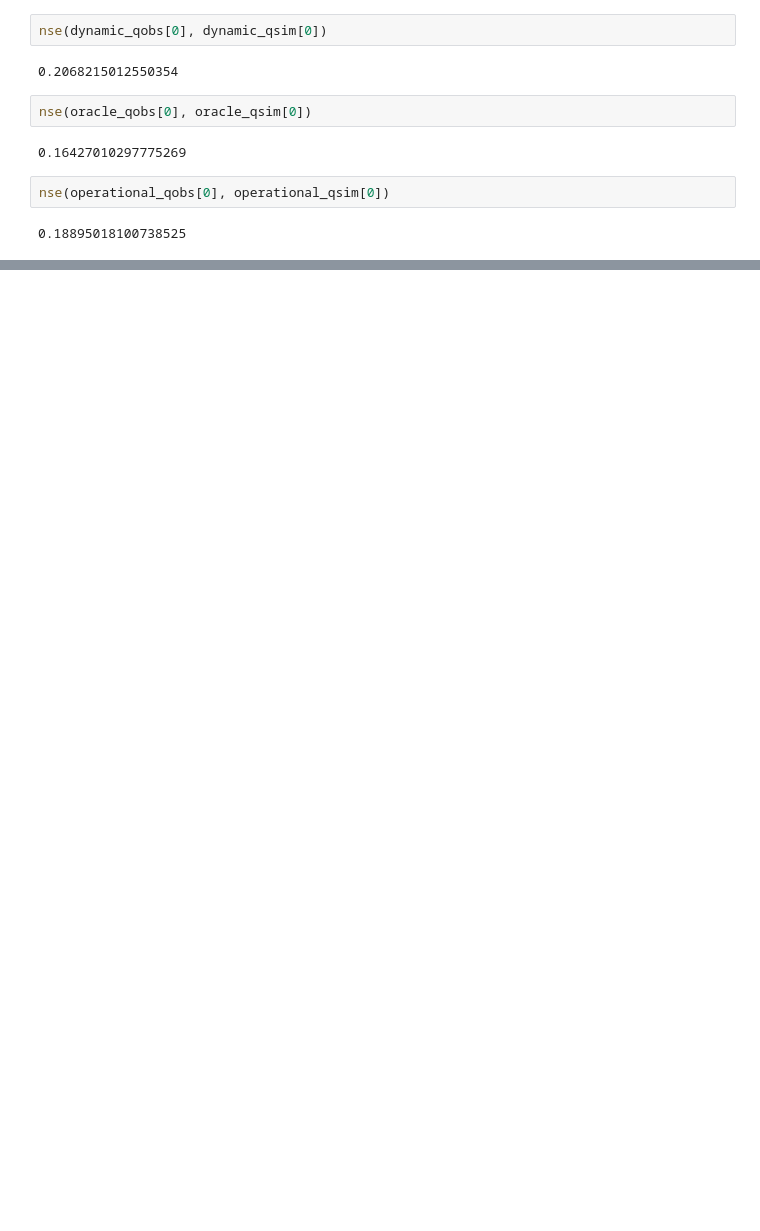
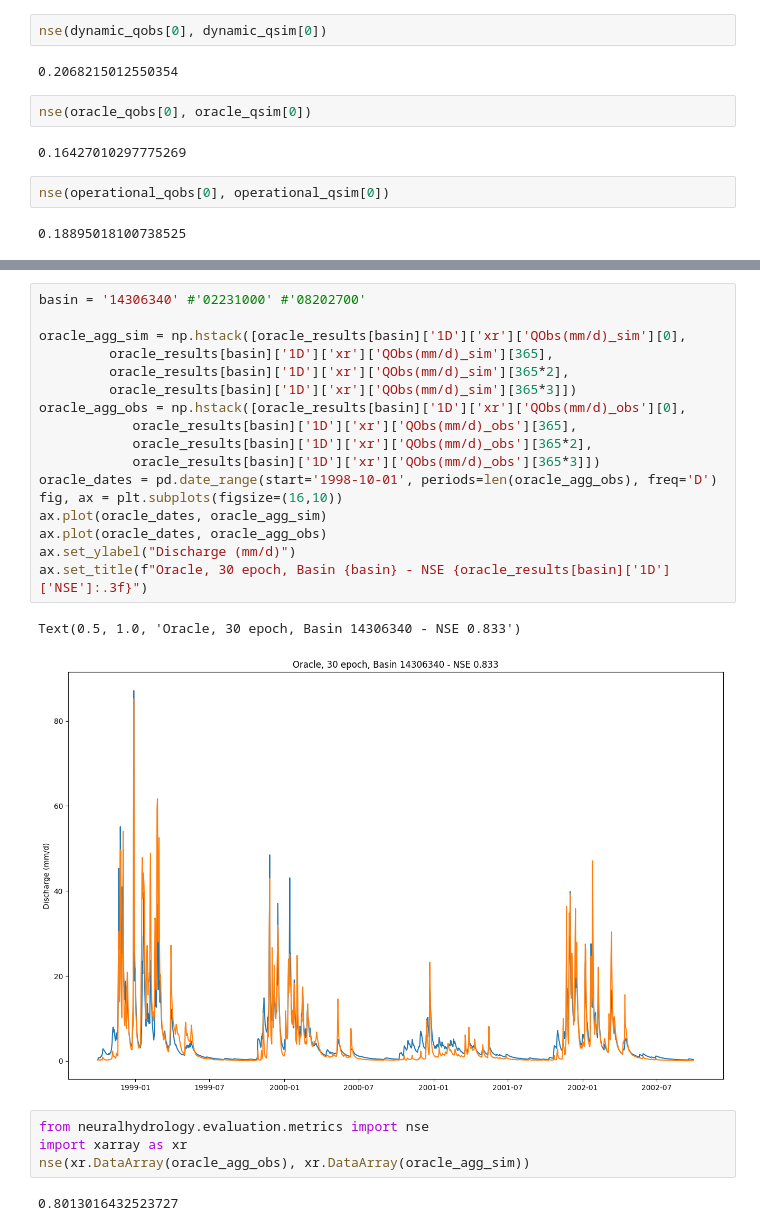
Before and after one commit to mines-ciroh/neuralhydrology-dcfe, a Jupyter notebook: examples/07-DCFE/smokeTest.ipynb, the cells around one changed output, grey strips where cells are left out. Saved outputs shown, nothing was run; the diff lists cells and outputs as text; blank space fills up the shorter version.

```diff
--- a/examples/07-DCFE/smokeTest.ipynb
+++ b/examples/07-DCFE/smokeTest.ipynb
@@ -433,0 +480,26 @@ nse(operational_qobs[0], operational_qsim[0])
+# %%
+basin = '14306340' #'02231000' #'08202700'
+
+oracle_agg_sim = np.hstack([oracle_results[basin]['1D']['xr']['QObs(mm/d)_sim'][0],
+         oracle_results[basin]['1D']['xr']['QObs(mm/d)_sim'][365],
+         oracle_results[basin]['1D']['xr']['QObs(mm/d)_sim'][365*2],
+         oracle_results[basin]['1D']['xr']['QObs(mm/d)_sim'][365*3]])
+oracle_agg_obs = np.hstack([oracle_results[basin]['1D']['xr']['QObs(mm/d)_obs'][0],
+            oracle_results[basin]['1D']['xr']['QObs(mm/d)_obs'][365],
+            oracle_results[basin]['1D']['xr']['QObs(mm/d)_obs'][365*2],
+            oracle_results[basin]['1D']['xr']['QObs(mm/d)_obs'][365*3]])
+oracle_dates = pd.date_range(start='1998-10-01', periods=len(oracle_agg_obs), freq='D')
+fig, ax = plt.subplots(figsize=(16,10))
+ax.plot(oracle_dates, oracle_agg_sim)
+ax.plot(oracle_dates, oracle_agg_obs)
+ax.set_ylabel("Discharge (mm/d)")
+ax.set_title(f"Oracle, 30 epoch, Basin {basin} - NSE {oracle_results[basin]['1D']['NSE']:.3f}")
+# %% [output]
+Text(0.5, 1.0, 'Oracle, 30 epoch, Basin 14306340 - NSE 0.833')
+[figure, added]
+# %%
+from neuralhydrology.evaluation.metrics import nse
+import xarray as xr
+nse(xr.DataArray(oracle_agg_obs), xr.DataArray(oracle_agg_sim))
+# %% [output]
+0.8013016432523727
```
Also changed, not shown: parts of 6 cells of this notebook, 7 other files.
